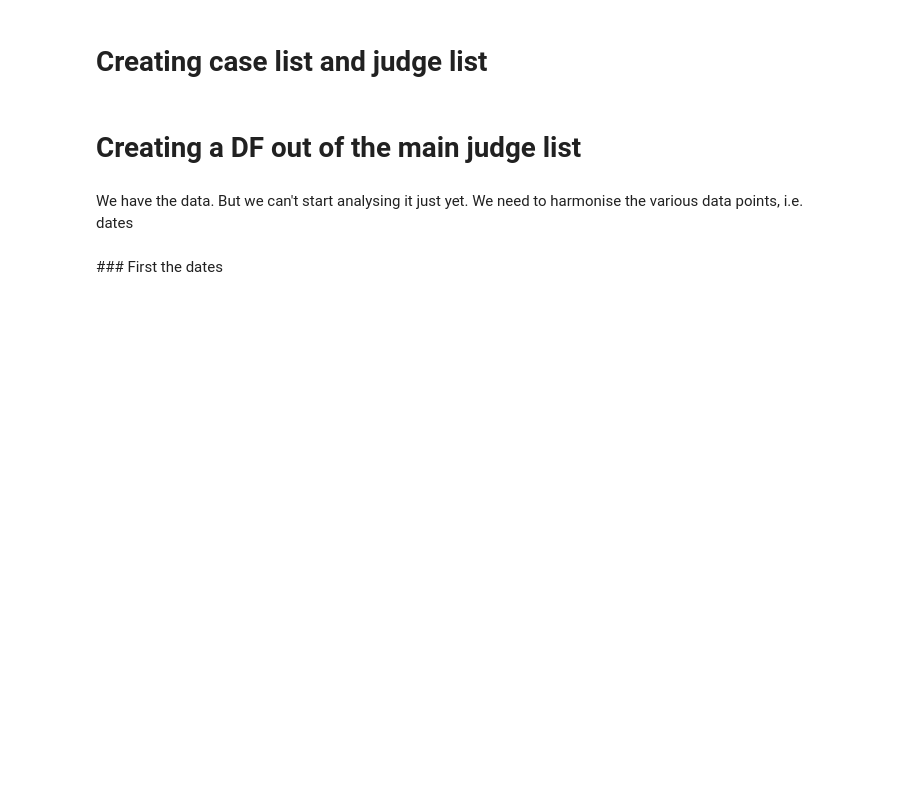
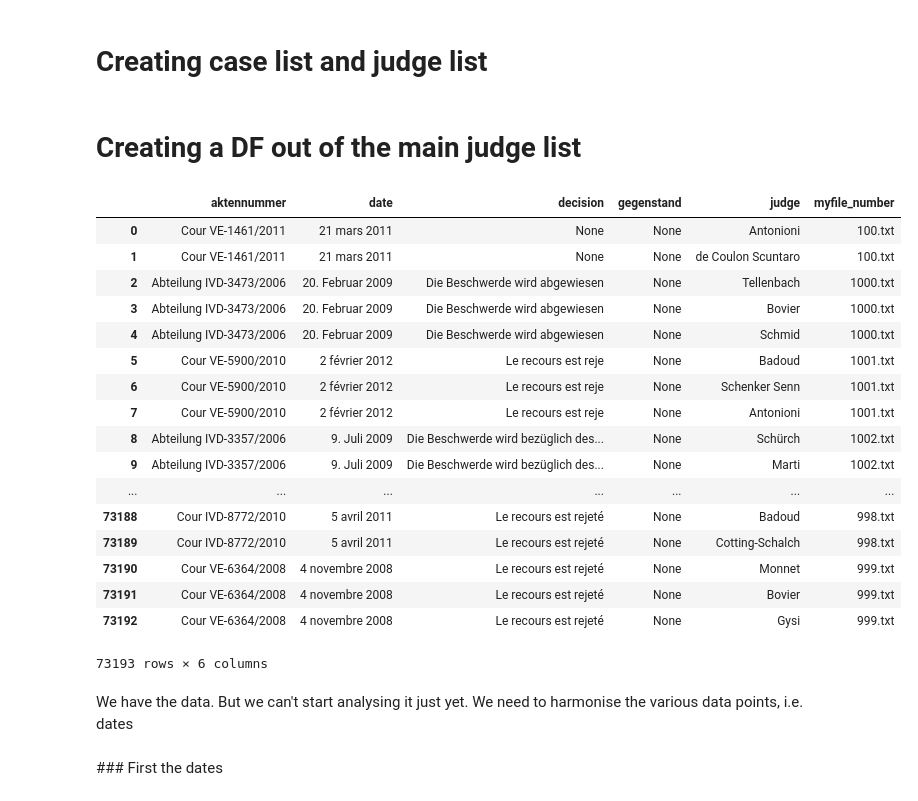
Before and after one commit to barjacks/swiss-asylum-judges, a Jupyter notebook: Analysing 30000 Verdicts.ipynb, the cells around one changed output. Cells and saved outputs as stored; diff of their text form; code cells hidden in the pictures; blank space fills up the shorter version.

```diff
--- a/Analysing 30000 Verdicts.ipynb
+++ b/Analysing 30000 Verdicts.ipynb
@@ -382,6 +382,27 @@ for file in whole_list_of_names: #medium_sample_list
 # %%
 df_judges = pd.DataFrame(main_judge_list)
 df_cases = pd.DataFrame(case_list)
+# %%
+df_judges
+# %% [output]
+|  | aktennummer | date | decision | gegenstand | judge | myfile_number |
+| 0 | Cour VE-1461/2011 | 21 mars 2011 | None | None | Antonioni | 100.txt |
+| 1 | Cour VE-1461/2011 | 21 mars 2011 | None | None | de Coulon Scuntaro | 100.txt |
+| 2 | Abteilung IVD-3473/2006 | 20. Februar 2009 | Die Beschwerde wird abgewiesen | None | Tellenbach | 1000.txt |
+| 3 | Abteilung IVD-3473/2006 | 20. Februar 2009 | Die Beschwerde wird abgewiesen | None | Bovier | 1000.txt |
+| 4 | Abteilung IVD-3473/2006 | 20. Februar 2009 | Die Beschwerde wird abgewiesen | None | Schmid | 1000.txt |
+| 5 | Cour VE-5900/2010 | 2 février 2012 | Le recours est reje | None | Badoud | 1001.txt |
+| 6 | Cour VE-5900/2010 | 2 février 2012 | Le recours est reje | None | Schenker Senn | 1001.txt |
+| 7 | Cour VE-5900/2010 | 2 février 2012 | Le recours est reje | None | Antonioni | 1001.txt |
+| 8 | Abteilung IVD-3357/2006 | 9. Juli 2009 | Die Beschwerde wird bezüglich des... | None | Schürch | 1002.txt |
+| 9 | Abteilung IVD-3357/2006 | 9. Juli 2009 | Die Beschwerde wird bezüglich des... | None | Marti | 1002.txt |
+| ... | ... | ... | ... | ... | ... | ... |
+| 73188 | Cour IVD-8772/2010 | 5 avril 2011 | Le recours est rejeté | None | Badoud | 998.txt |
+| 73189 | Cour IVD-8772/2010 | 5 avril 2011 | Le recours est rejeté | None | Cotting-Schalch | 998.txt |
+| 73190 | Cour VE-6364/2008 | 4 novembre 2008 | Le recours est rejeté | None | Monnet | 999.txt |
+| 73191 | Cour VE-6364/2008 | 4 novembre 2008 | Le recours est rejeté | None | Bovier | 999.txt |
+| 73192 | Cour VE-6364/2008 | 4 novembre 2008 | Le recours est rejeté | None | Gysi | 999.txt |
+73193 rows × 6 columns
 # %%
 jugdes_count = df_judges['judge'].value_counts()
 # %%
```
Also changed, not shown: parts of 3 cells of this notebook, 9 other files.
